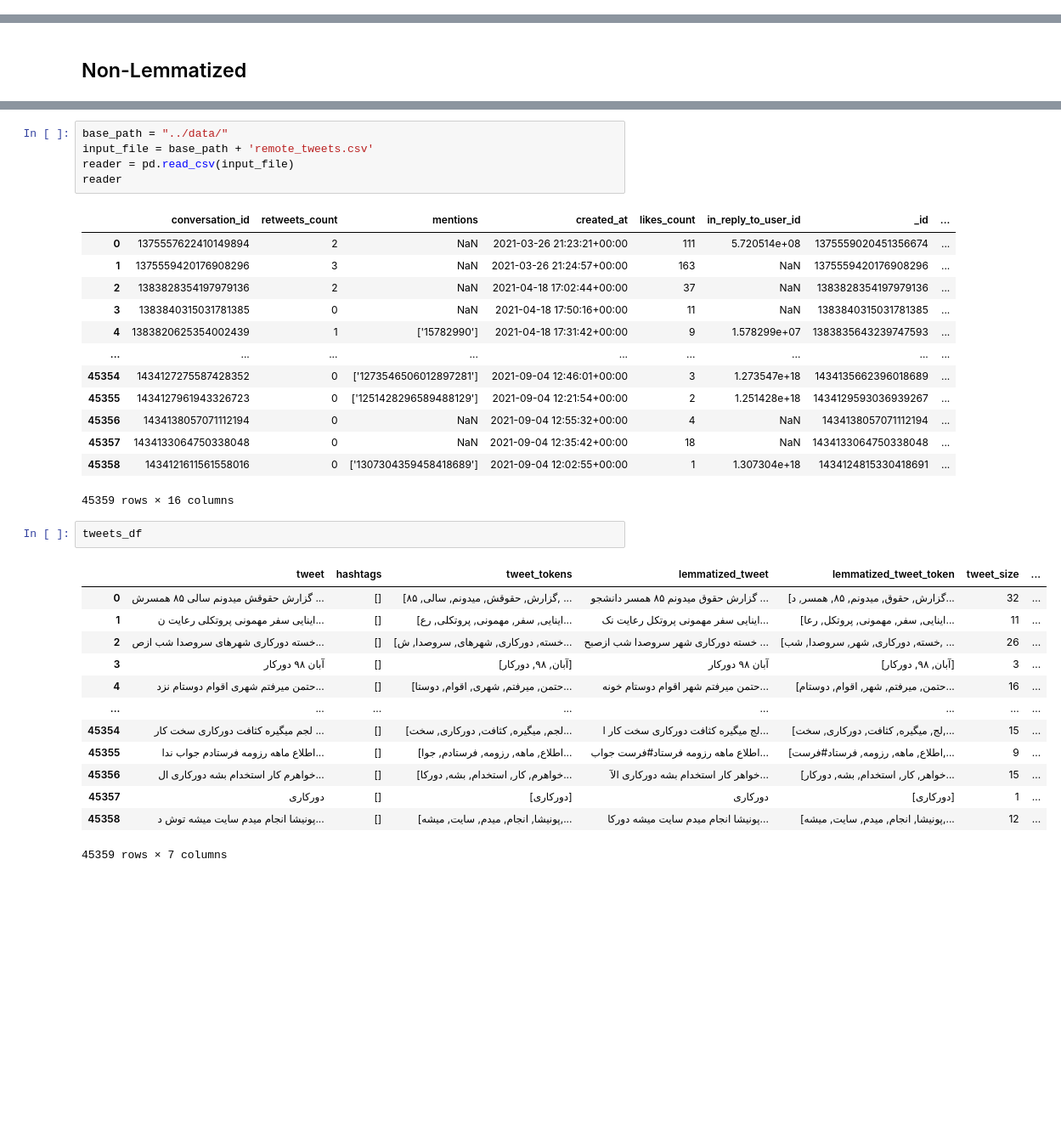
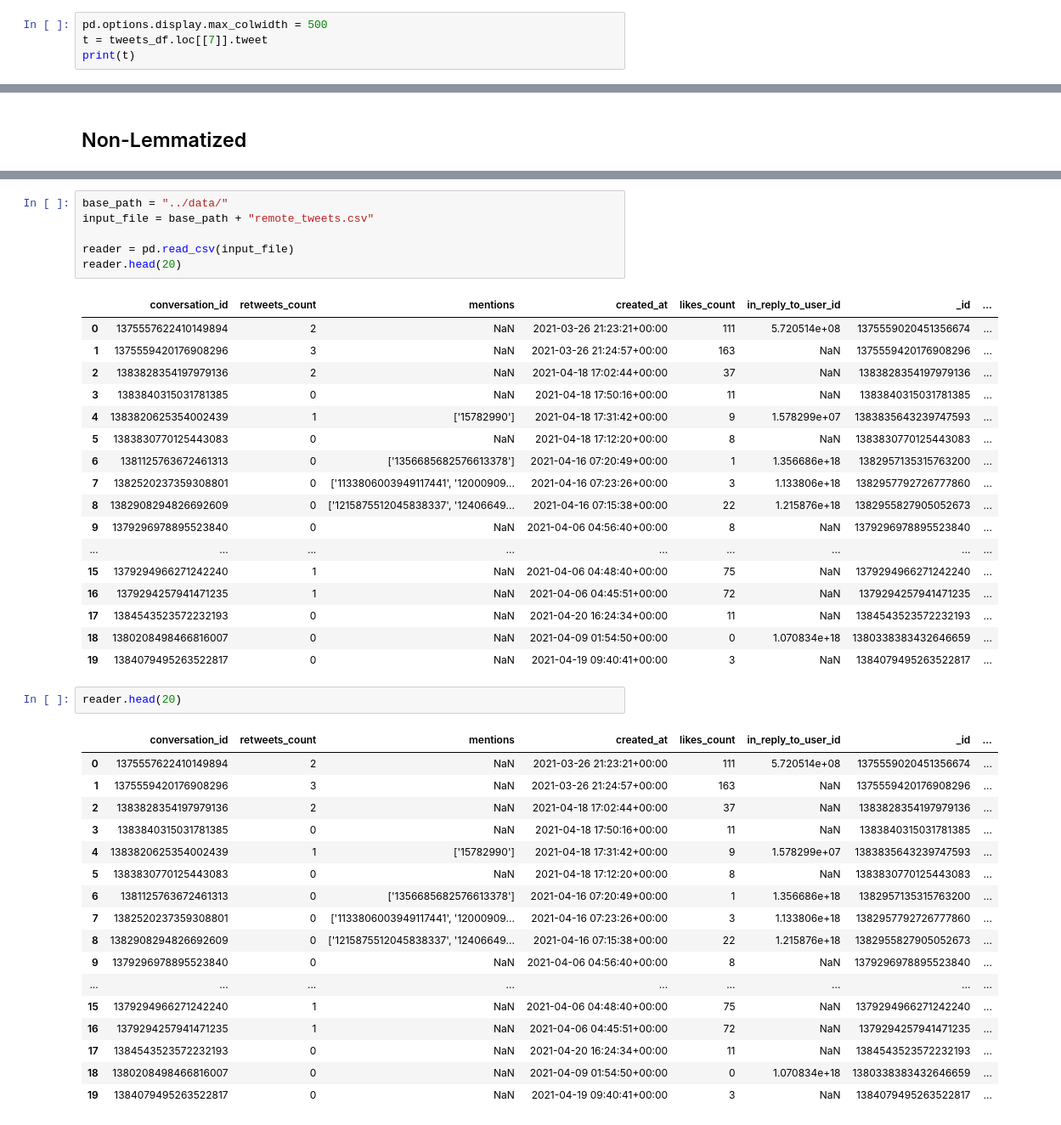
Before and after one commit to tahaShm/remote-work-twitter-analysis, a Jupyter notebook: notebooks/4-Preprocessing.ipynb, the cells around one changed output, grey strips where cells are left out. Shown at 85% size. Cells and saved outputs as stored; diff of their text form; blank space fills up the shorter version.

```diff
--- a/notebooks/4-Preprocessing.ipynb
+++ b/notebooks/4-Preprocessing.ipynb
@@ -113,3 +133,7 @@ useless_chars = re.compile("["
         u"\u2068"
         u"\u2067"
         "]+", flags=re.UNICODE)
+# %%
+pd.options.display.max_colwidth = 500
+t = tweets_df.loc[[7]].tweet
+print(t)
@@ -396,8 +623,9 @@ plt.gca().axis('off')
 # %%
 base_path = "../data/"
-input_file = base_path + 'remote_tweets.csv'
+input_file = base_path + "remote_tweets.csv"
+
 reader = pd.read_csv(input_file)
-reader
+reader.head(20)
 # %% [output]
 |  | conversation_id | retweets_count | mentions | created_at | likes_count | in_reply_to_user_id | _id | ... |
 | 0 | 1375557622410149894 | 2 | NaN | 2021-03-26 21:23:21+00:00 | 111 | 5.720514e+08 | 1375559020451356674 | ... |
@@ -405,28 +633,36 @@ reader
 | 2 | 1383828354197979136 | 2 | NaN | 2021-04-18 17:02:44+00:00 | 37 | NaN | 1383828354197979136 | ... |
 | 3 | 1383840315031781385 | 0 | NaN | 2021-04-18 17:50:16+00:00 | 11 | NaN | 1383840315031781385 | ... |
 | 4 | 1383820625354002439 | 1 | ['15782990'] | 2021-04-18 17:31:42+00:00 | 9 | 1.578299e+07 | 1383835643239747593 | ... |
+| 5 | 1383830770125443083 | 0 | NaN | 2021-04-18 17:12:20+00:00 | 8 | NaN | 1383830770125443083 | ... |
+| 6 | 1381125763672461313 | 0 | ['1356685682576613378'] | 2021-04-16 07:20:49+00:00 | 1 | 1.356686e+18 | 1382957135315763200 | ... |
+| 7 | 1382520237359308801 | 0 | ['1133806003949117441', '12000909... | 2021-04-16 07:23:26+00:00 | 3 | 1.133806e+18 | 1382957792726777860 | ... |
+| 8 | 1382908294826692609 | 0 | ['1215875512045838337', '12406649... | 2021-04-16 07:15:38+00:00 | 22 | 1.215876e+18 | 1382955827905052673 | ... |
+| 9 | 1379296978895523840 | 0 | NaN | 2021-04-06 04:56:40+00:00 | 8 | NaN | 1379296978895523840 | ... |
 | ... | ... | ... | ... | ... | ... | ... | ... | ... |
-| 45354 | 1434127275587428352 | 0 | ['1273546506012897281'] | 2021-09-04 12:46:01+00:00 | 3 | 1.273547e+18 | 1434135662396018689 | ... |
-| 45355 | 1434127961943326723 | 0 | ['1251428296589488129'] | 2021-09-04 12:21:54+00:00 | 2 | 1.251428e+18 | 1434129593036939267 | ... |
-| 45356 | 1434138057071112194 | 0 | NaN | 2021-09-04 12:55:32+00:00 | 4 | NaN | 1434138057071112194 | ... |
-| 45357 | 1434133064750338048 | 0 | NaN | 2021-09-04 12:35:42+00:00 | 18 | NaN | 1434133064750338048 | ... |
-| 45358 | 1434121611561558016 | 0 | ['1307304359458418689'] | 2021-09-04 12:02:55+00:00 | 1 | 1.307304e+18 | 1434124815330418691 | ... |
+| 15 | 1379294966271242240 | 1 | NaN | 2021-04-06 04:48:40+00:00 | 75 | NaN | 1379294966271242240 | ... |
+| 16 | 1379294257941471235 | 1 | NaN | 2021-04-06 04:45:51+00:00 | 72 | NaN | 1379294257941471235 | ... |
+| 17 | 1384543523572232193 | 0 | NaN | 2021-04-20 16:24:34+00:00 | 11 | NaN | 1384543523572232193 | ... |
+| 18 | 1380208498466816007 | 0 | NaN | 2021-04-09 01:54:50+00:00 | 0 | 1.070834e+18 | 1380338383432646659 | ... |
+| 19 | 1384079495263522817 | 0 | NaN | 2021-04-19 09:40:41+00:00 | 3 | NaN | 1384079495263522817 | ... |
-45359 rows × 16 columns
 # %%
-tweets_df
+reader.head(20)
 # %% [output]
-|  | tweet | hashtags | tweet_tokens | lemmatized_tweet | lemmatized_tweet_token | tweet_size | ... |
-| 0 | گزارش حقوقش میدونم سالی ۸۵ همسرش ... | [] | [گزارش, حقوقش, میدونم, سالی, ۸۵, ... | گزارش حقوق میدونم ۸۵ همسر دانشجو ... | [گزارش, حقوق, میدونم, ۸۵, همسر, د... | 32 | ... |
-| 1 | اینایی سفر مهمونی پروتکلی رعایت ن... | [] | [اینایی, سفر, مهمونی, پروتکلی, رع... | اینایی سفر مهمونی پروتکل رعایت نک... | [اینایی, سفر, مهمونی, پروتکل, رعا... | 11 | ... |
-| 2 | خسته دورکاری شهرهای سروصدا شب ازص... | [] | [خسته, دورکاری, شهرهای, سروصدا, ش... | خسته دورکاری شهر سروصدا شب ازصبح ... | [خسته, دورکاری, شهر, سروصدا, شب, ... | 26 | ... |
-| 3 | آبان ۹۸ دورکار | [] | [آبان, ۹۸, دورکار] | آبان ۹۸ دورکار | [آبان, ۹۸, دورکار] | 3 | ... |
-| 4 | حتمن میرفتم شهری اقوام دوستام نزد... | [] | [حتمن, میرفتم, شهری, اقوام, دوستا... | حتمن میرفتم شهر اقوام دوستام خونه... | [حتمن, میرفتم, شهر, اقوام, دوستام... | 16 | ... |
-| ... | ... | ... | ... | ... | ... | ... | ... |
-| 45354 | لجم میگیره کثافت دورکاری سخت کار ... | [] | [لجم, میگیره, کثافت, دورکاری, سخت... | لج میگیره کثافت دورکاری سخت کار ا... | [لج, میگیره, کثافت, دورکاری, سخت,... | 15 | ... |
-| 45355 | اطلاع ماهه رزومه فرستادم جواب ندا... | [] | [اطلاع, ماهه, رزومه, فرستادم, جوا... | اطلاع ماهه رزومه فرستاد#فرست جواب... | [اطلاع, ماهه, رزومه, فرستاد#فرست,... | 9 | ... |
-| 45356 | خواهرم کار استخدام بشه دورکاری ال... | [] | [خواهرم, کار, استخدام, بشه, دورکا... | خواهر کار استخدام بشه دورکاری الآ... | [خواهر, کار, استخدام, بشه, دورکار... | 15 | ... |
-| 45357 | دورکاری | [] | [دورکاری] | دورکاری | [دورکاری] | 1 | ... |
-| 45358 | پونیشا انجام میدم سایت میشه توش د... | [] | [پونیشا, انجام, میدم, سایت, میشه,... | پونیشا انجام میدم سایت میشه دورکا... | [پونیشا, انجام, میدم, سایت, میشه,... | 12 | ... |
+|  | conversation_id | retweets_count | mentions | created_at | likes_count | in_reply_to_user_id | _id | ... |
+| 0 | 1375557622410149894 | 2 | NaN | 2021-03-26 21:23:21+00:00 | 111 | 5.720514e+08 | 1375559020451356674 | ... |
+| 1 | 1375559420176908296 | 3 | NaN | 2021-03-26 21:24:57+00:00 | 163 | NaN | 1375559420176908296 | ... |
+| 2 | 1383828354197979136 | 2 | NaN | 2021-04-18 17:02:44+00:00 | 37 | NaN | 1383828354197979136 | ... |
+| 3 | 1383840315031781385 | 0 | NaN | 2021-04-18 17:50:16+00:00 | 11 | NaN | 1383840315031781385 | ... |
+| 4 | 1383820625354002439 | 1 | ['15782990'] | 2021-04-18 17:31:42+00:00 | 9 | 1.578299e+07 | 1383835643239747593 | ... |
+| 5 | 1383830770125443083 | 0 | NaN | 2021-04-18 17:12:20+00:00 | 8 | NaN | 1383830770125443083 | ... |
+| 6 | 1381125763672461313 | 0 | ['1356685682576613378'] | 2021-04-16 07:20:49+00:00 | 1 | 1.356686e+18 | 1382957135315763200 | ... |
+| 7 | 1382520237359308801 | 0 | ['1133806003949117441', '12000909... | 2021-04-16 07:23:26+00:00 | 3 | 1.133806e+18 | 1382957792726777860 | ... |
+| 8 | 1382908294826692609 | 0 | ['1215875512045838337', '12406649... | 2021-04-16 07:15:38+00:00 | 22 | 1.215876e+18 | 1382955827905052673 | ... |
+| 9 | 1379296978895523840 | 0 | NaN | 2021-04-06 04:56:40+00:00 | 8 | NaN | 1379296978895523840 | ... |
+| ... | ... | ... | ... | ... | ... | ... | ... | ... |
+| 15 | 1379294966271242240 | 1 | NaN | 2021-04-06 04:48:40+00:00 | 75 | NaN | 1379294966271242240 | ... |
+| 16 | 1379294257941471235 | 1 | NaN | 2021-04-06 04:45:51+00:00 | 72 | NaN | 1379294257941471235 | ... |
+| 17 | 1384543523572232193 | 0 | NaN | 2021-04-20 16:24:34+00:00 | 11 | NaN | 1384543523572232193 | ... |
+| 18 | 1380208498466816007 | 0 | NaN | 2021-04-09 01:54:50+00:00 | 0 | 1.070834e+18 | 1380338383432646659 | ... |
+| 19 | 1384079495263522817 | 0 | NaN | 2021-04-19 09:40:41+00:00 | 3 | NaN | 1384079495263522817 | ... |
-45359 rows × 7 columns
 # %%
 reader.drop("hashtags", axis=1, inplace=True)
```
Also changed, not shown: parts of 27 cells of this notebook, 3 other files.
